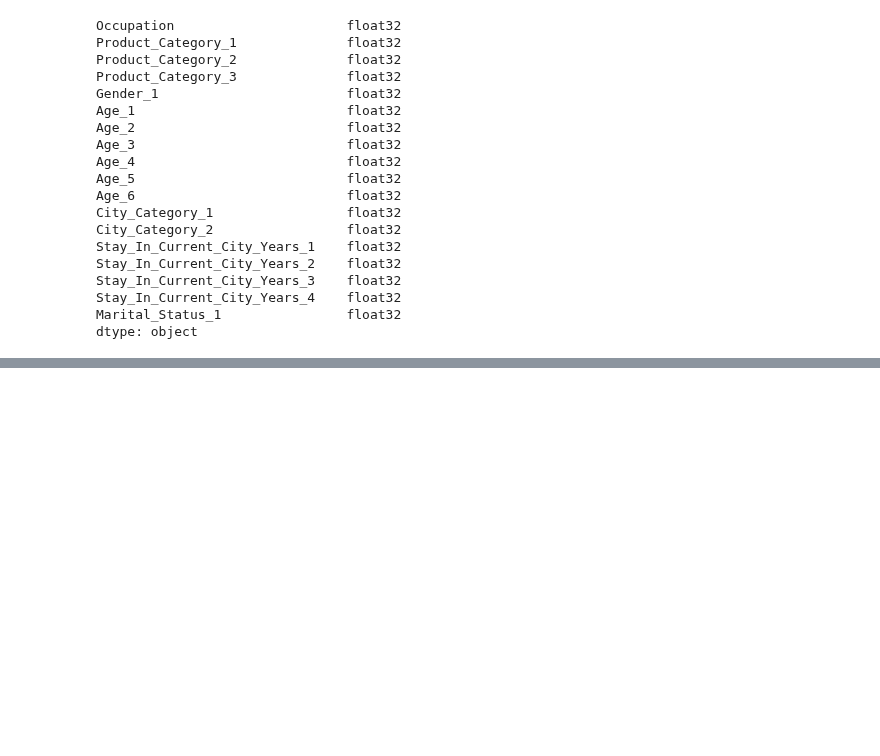
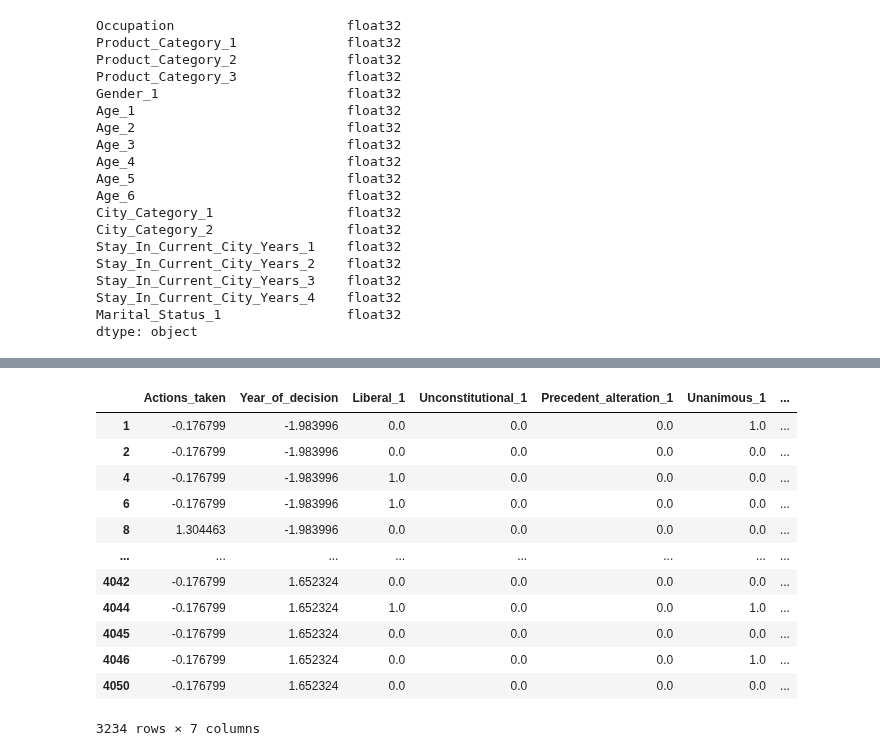
Before and after one commit to mmaninetti/ML_models_for_extrapolation, a Jupyter notebook: NUMERICAL AND CATEGORICAL FEATURES/REGRESSION/RMSE/tests.ipynb, the cells around one changed output, grey strips where cells are left out. Saved outputs shown, nothing was run; the diff lists cells and outputs as text; code cells hidden in the pictures; blank space fills up the shorter version.

```diff
--- a/NUMERICAL AND CATEGORICAL FEATURES/REGRESSION/RMSE/tests.ipynb
+++ b/NUMERICAL AND CATEGORICAL FEATURES/REGRESSION/RMSE/tests.ipynb
@@ -955,0 +1496,16 @@ y_test_tensor = torch.tensor(y_test.values, dtype=torch.float32)
+# %%
+X_train
+# %% [output]
+|  | Actions_taken | Year_of_decision | Liberal_1 | Unconstitutional_1 | Precedent_alteration_1 | Unanimous_1 | ... |
+| 1 | -0.176799 | -1.983996 | 0.0 | 0.0 | 0.0 | 1.0 | ... |
+| 2 | -0.176799 | -1.983996 | 0.0 | 0.0 | 0.0 | 0.0 | ... |
+| 4 | -0.176799 | -1.983996 | 1.0 | 0.0 | 0.0 | 0.0 | ... |
+| 6 | -0.176799 | -1.983996 | 1.0 | 0.0 | 0.0 | 0.0 | ... |
+| 8 | 1.304463 | -1.983996 | 0.0 | 0.0 | 0.0 | 0.0 | ... |
+| ... | ... | ... | ... | ... | ... | ... | ... |
+| 4042 | -0.176799 | 1.652324 | 0.0 | 0.0 | 0.0 | 0.0 | ... |
+| 4044 | -0.176799 | 1.652324 | 1.0 | 0.0 | 0.0 | 1.0 | ... |
+| 4045 | -0.176799 | 1.652324 | 0.0 | 0.0 | 0.0 | 0.0 | ... |
+| 4046 | -0.176799 | 1.652324 | 0.0 | 0.0 | 0.0 | 1.0 | ... |
+| 4050 | -0.176799 | 1.652324 | 0.0 | 0.0 | 0.0 | 0.0 | ... |
+3234 rows × 7 columns
```
Also changed, not shown: parts of 8 cells of this notebook, 3 other files.
